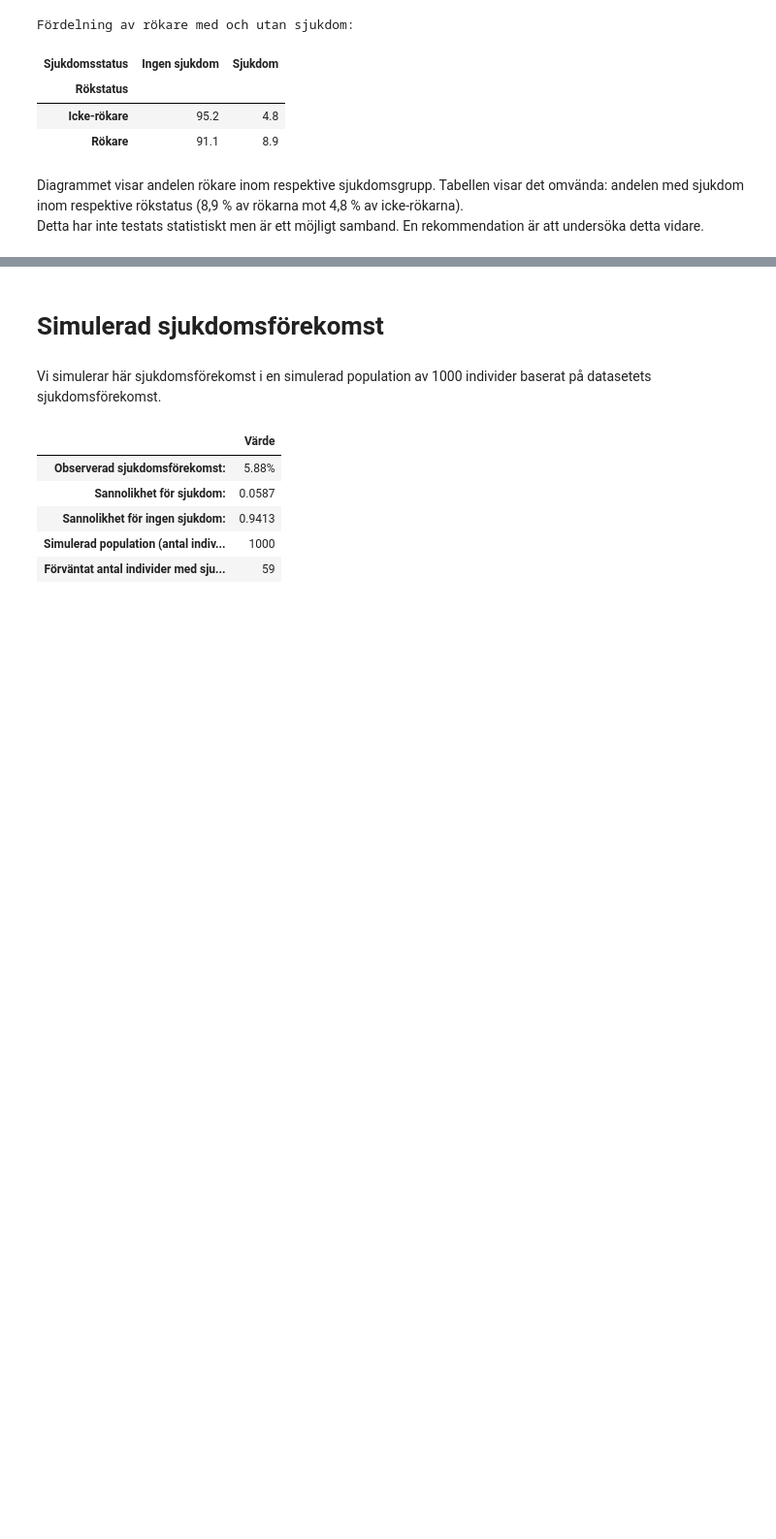
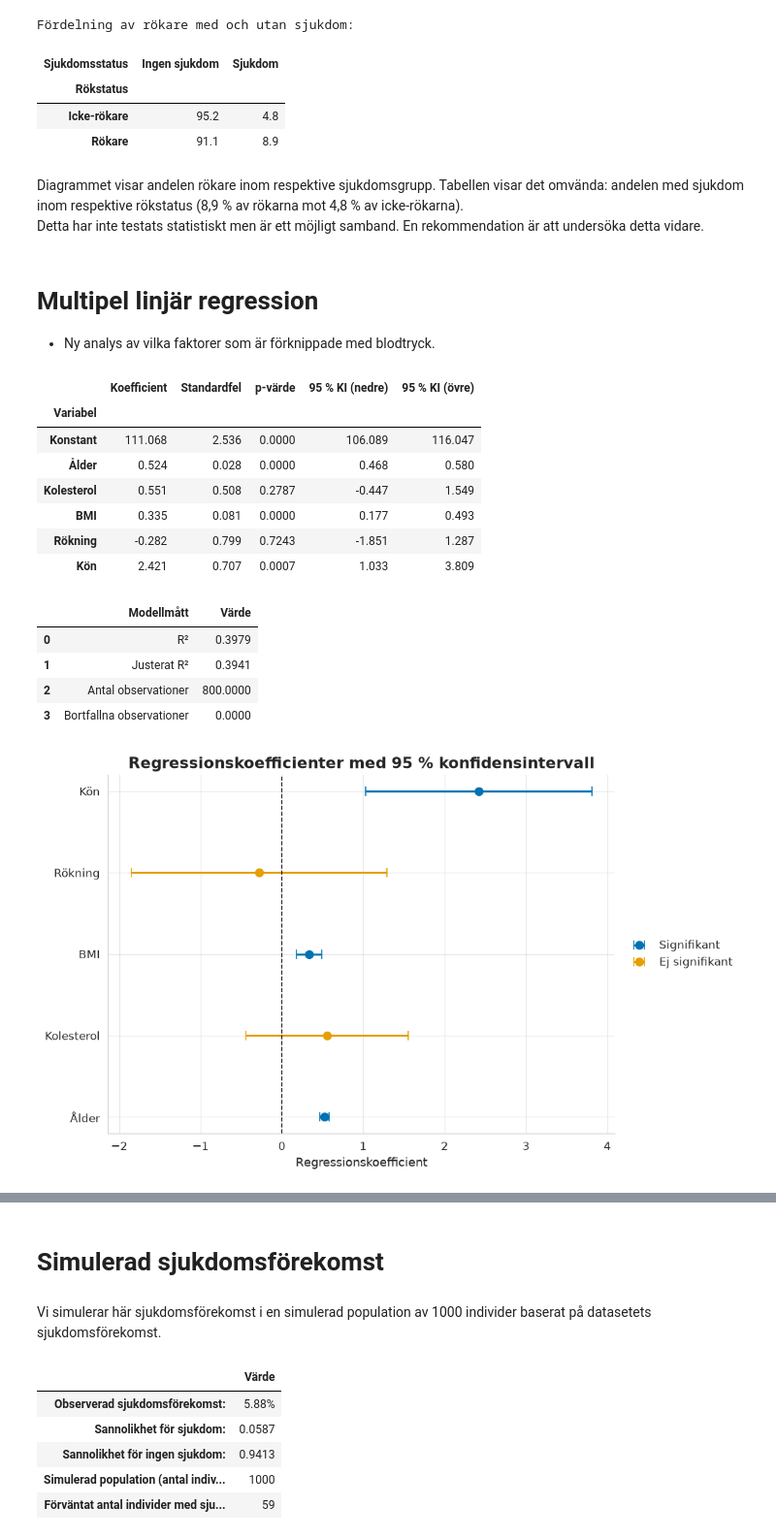
Before and after one commit to Hakan-Fridlund/PYSTDA45-assignment_health_study, a Jupyter notebook: notebooks/health_study_part2.ipynb, the cells around one changed output, grey strips where cells are left out. Shown at 97% size. Cells and saved outputs as stored; diff of their text form; code cells hidden in the pictures; blank space fills up the shorter version.

```diff
--- a/notebooks/health_study_part2.ipynb
+++ b/notebooks/health_study_part2.ipynb
@@ -254,3 +260,27 @@ Fördelning av rökare med och utan sjukdom:
 # %% [markdown]
 Diagrammet visar andelen rökare inom respektive sjukdomsgrupp. Tabellen visar det omvända: andelen med sjukdom inom respektive rökstatus (8,9 % av rökarna mot 4,8 % av icke-rökarna).
 Detta har inte testats statistiskt men är ett möjligt samband. En rekommendation är att undersöka detta vidare.
+# %% [markdown]
+# Multipel linjär regression
+* Ny analys av vilka faktorer som är förknippade med blodtryck.
+# %%
+results = analyzer.multiple_linear_regression()
+coefficient_table, model_summary = analyzer.format_regression_results(results)
+display(coefficient_table)
+display(model_summary)
+analyzer.plot_regression_coefficients(results);
+# %% [output]
+|  | Koefficient | Standardfel | p-värde | 95 % KI (nedre) | 95 % KI (övre) |
+| Variabel |  |  |  |  |  |
+| Konstant | 111.068 | 2.536 | 0.0000 | 106.089 | 116.047 |
+| Ålder | 0.524 | 0.028 | 0.0000 | 0.468 | 0.580 |
+| Kolesterol | 0.551 | 0.508 | 0.2787 | -0.447 | 1.549 |
+| BMI | 0.335 | 0.081 | 0.0000 | 0.177 | 0.493 |
+| Rökning | -0.282 | 0.799 | 0.7243 | -1.851 | 1.287 |
+| Kön | 2.421 | 0.707 | 0.0007 | 1.033 | 3.809 |
+|  | Modellmått | Värde |
+| 0 | R² | 0.3979 |
+| 1 | Justerat R² | 0.3941 |
+| 2 | Antal observationer | 800.0000 |
+| 3 | Bortfallna observationer | 0.0000 |
+[figure, added]
```
Also changed, not shown: parts of 9 cells of this notebook, 3 other files.
